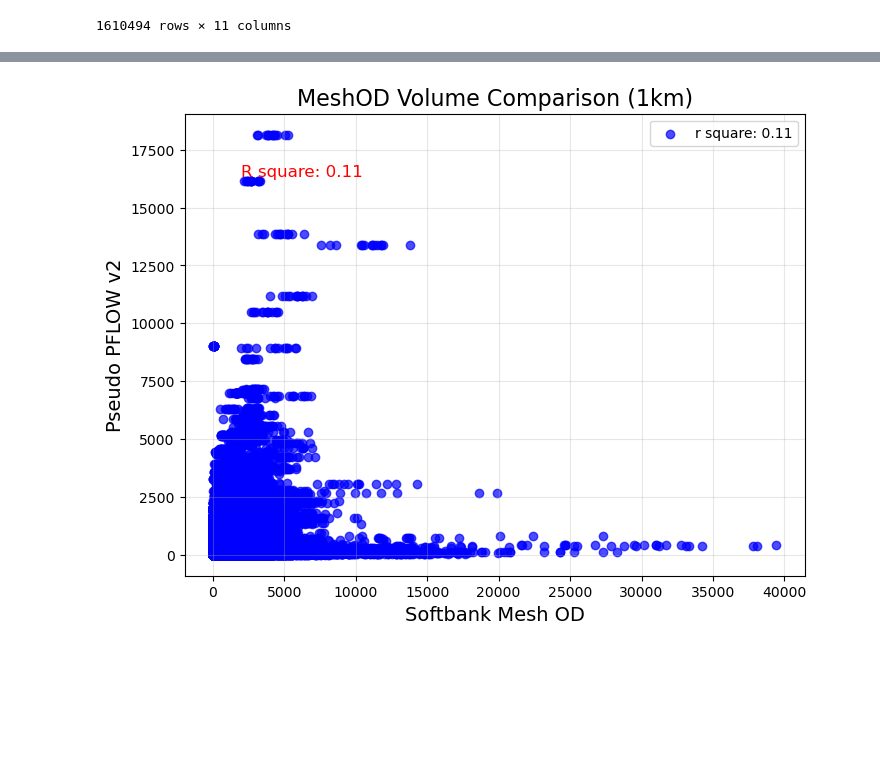
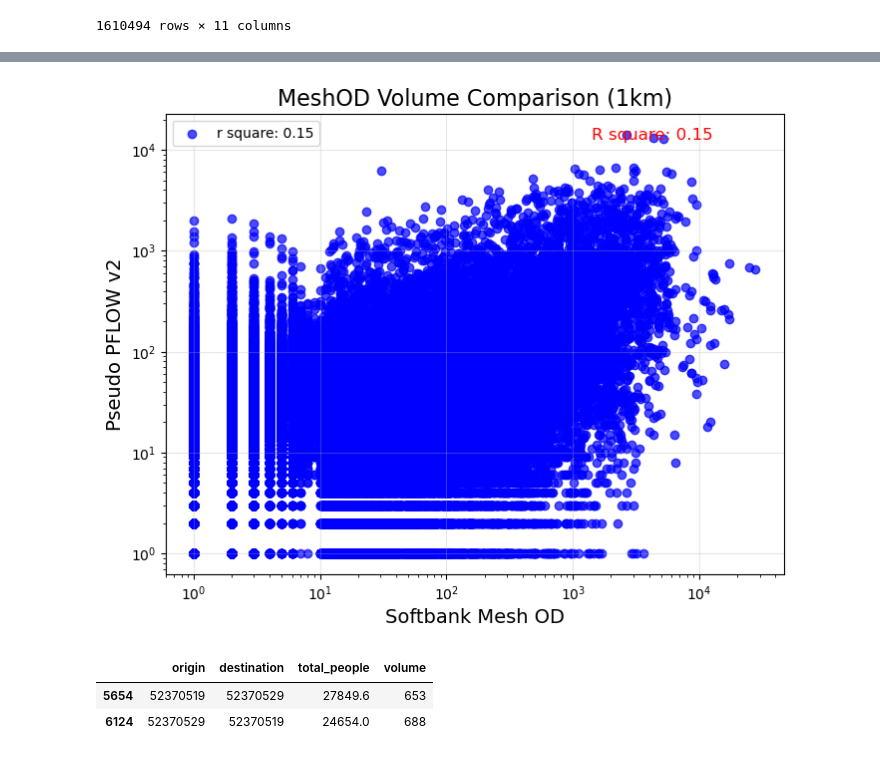
Before and after one commit to sekilab/Pseudo-PFLOW, a Jupyter notebook: src/scripts/SoftbankOD.ipynb, the cells around one changed output, grey strips where cells are left out. Saved outputs shown, nothing was run; the diff lists cells and outputs as text; code cells hidden in the pictures; blank space fills up the shorter version.

```diff
--- a/src/scripts/SoftbankOD.ipynb
+++ b/src/scripts/SoftbankOD.ipynb
@@ -101,3 +244,3 @@ shizuoka = shizuoka.astype({'total_people': 'float'})
 # %%
-shizuoka = shizuoka[shizuoka["od_class"]==2]
-shizuoka = shizuoka[shizuoka["trip_class"]==2]
+shizuoka_inner = shizuoka[(shizuoka["od_class"]==2)&(shizuoka["trip_class"]==2)]
+shizuoka_inner
@@ -111,7 +339,7 @@ shizuoka
 shizuoka_lv3 = {}
 idx = 0
 
-for group in shizuoka.groupby(['dt', 'origin_mesh_lv3', 'destination_mesh_lv3']):
+for group in shizuoka_inner.groupby(['dt', 'origin_mesh_lv3', 'destination_mesh_lv3']):
 
     dt = group[1]['dt'].tolist()[0]
     pref_name = group[1]['pref_name'].tolist()[0]
@@ -300,19 +597,36 @@ shizuoka_lv3_df
 | 1610492 | 20201017 | 静岡県 | 駿東郡 小山町 | 533900201 | 2 | 2 | 53390020 | 53390020 | ... |
 | 1610493 | 20201017 | 静岡県 | 駿東郡 小山町 | 533900201 | 2 | 2 | 53390020 | 53390020 | ... |
 1610494 rows × 11 columns
+# %%
+shizuoka_lv3_df = shizuoka_lv3_df[shizuoka_lv3_df['dt']==20201013]
+# shizuoka_lv3_df[(shizuoka_lv3_df['origin_agg_key_cd']==52370548)&(shizuoka_lv3_df['destination_agg_key_cd']==52370548)]
 # %%
 # root = '/mnt/large/data/PseudoPFLOW/ver2.0/trip/22/'
-# root = "C:/Data/PseudoPFLOW/trip/22/"
-root = "C:/log/one_step_t_0.001/trip/"
-# names = [baseline(beta=2.0), beta0.1, beta1.0, beta4.0, city_t_0.001, city_t_1000, facility_t_0.001, mesh_t_0.001, mesh_t_1000, one_step, one_step_1000, one_step_0.001
+root = "C:/Data/PseudoPFLOW/trip/"
+# root = "C:/log/one_step_t_50_beta_1.5/trip/"
+# names = [baseline(beta=2.0), beta0.1, beta1.0, beta4.0, city_t_0.001, city_t_1000, facility_t_0.001, mesh_t_0.001, mesh_t_1000, one_step, one_step_1000, one_step_0.001,
+#         one_step_t_20, one_step_t_30, one_step_t_50, one_step_t_50_beta_1.0, one_step_t_50_beta_1.5
+#         one_step_nosoftmax_multi_pref, one_step_nosoftmax_log_attract, one_step_nosoftmax_log_attract, one_step_t_100_beta_1.5_distance(km), one_step_t_50_beta_1.5_distance(km)
 shizuoka = []
 
-for filename in os.listdir(root):
-    # print(filename)
-    df = pd.read_csv(root+filename, names=['pid', 'time', 'origin_lon', 'origin_lat', 'destn_lon', 'destn_lat', 'transport', 'puropse', 'occupation'])
-    df['origin_mesh'] = Coordinate2MeshCodePandas(df['origin_lon'], df['origin_lat'], 3)
-    df['destn_mesh'] = Coordinate2MeshCodePandas(df['destn_lon'], df['destn_lat'], 3)
-    shizuoka.append(df)
+
+for dirname in os.listdir(root):
+    if dirname not in ['22', '23']:
+        continue
+    for filename in os.listdir(root+dirname+'/'):
+        print(filename)
+        df = pd.read_csv(root+dirname+'/'+filename, names=['pid', 'time', 'origin_lon', 'origin_lat', 'destn_lon', 'destn_lat', 'transport', 'puropse', 'occupation'])
+        df['origin_mesh'] = Coordinate2MeshCodePandas(df['origin_lon'], df['origin_lat'], 3)
+        df['destn_mesh'] = Coordinate2MeshCodePandas(df['destn_lon'], df['destn_lat'], 3)
+        shizuoka.append(df)
+
+
+# for filename in os.listdir(root):
+#     # print(filename)
+#     df = pd.read_csv(root+filename, names=['pid', 'time', 'origin_lon', 'origin_lat', 'destn_lon', 'destn_lat', 'transport', 'puropse', 'occupation'])
+#     df['origin_mesh'] = Coordinate2MeshCodePandas(df['origin_lon'], df['origin_lat'], 3)
+#     df['destn_mesh'] = Coordinate2MeshCodePandas(df['destn_lon'], df['destn_lat'], 3)
+#     shizuoka.append(df)
 
 shizuoka = pd.concat(shizuoka, axis=0)
 shizuoka
@@ -446,30 +772,32 @@ merged_df[merged_df['total_people']>15000]
 # %%
 # 提取需要绘图的两列
 x = merged_df['total_people']
 y = merged_df['volume']
 
 # 计算相关系数
 correlation = np.corrcoef(x, y)[0, 1]  # 相关系数矩阵中的第一行第二列
 r_square =  x.corr(y) ** 2
 
 # 绘制散点图
 plt.figure(figsize=(8, 6))
+plt.xscale('log')
+plt.yscale('log')
 plt.scatter(x, y, color='blue', alpha=0.7, label=f'r square: {r_square:.2f}')
 plt.title('MeshOD Volume Comparison (1km)', fontsize=16)
 plt.xlabel('Softbank Mesh OD', fontsize=14)
 plt.ylabel('Pseudo PFLOW v2', fontsize=14)
 
 # 在图上标注相关系数
 plt.text(
     x.min() + (x.max() - x.min()) * 0.05,  # X 坐标，稍微偏移避免重叠
     y.max() - (y.max() - y.min()) * 0.1,  # Y 坐标，靠近顶部
     f'R square: {r_square:.2f}',
     fontsize=12,
     color='red'
 )
 
 plt.grid(alpha=0.3)
 plt.legend()
 plt.show()
 # %% [output]
-[figure, old version]
+[figure, new version]
@@ -483,0 +804,6 @@ cityname = pd.read_csv('C://large/Mesh/22.csv', encoding='shift-jis').set_index(
+# %%
+merged_df[merged_df['total_people']>20000]
+# %% [output]
+|  | origin | destination | total_people | volume |
+| 5654 | 52370519 | 52370529 | 27849.6 | 653 |
+| 6124 | 52370529 | 52370519 | 24654.0 | 688 |
```
Also changed, not shown: parts of 44 cells of this notebook, 9 other files.
